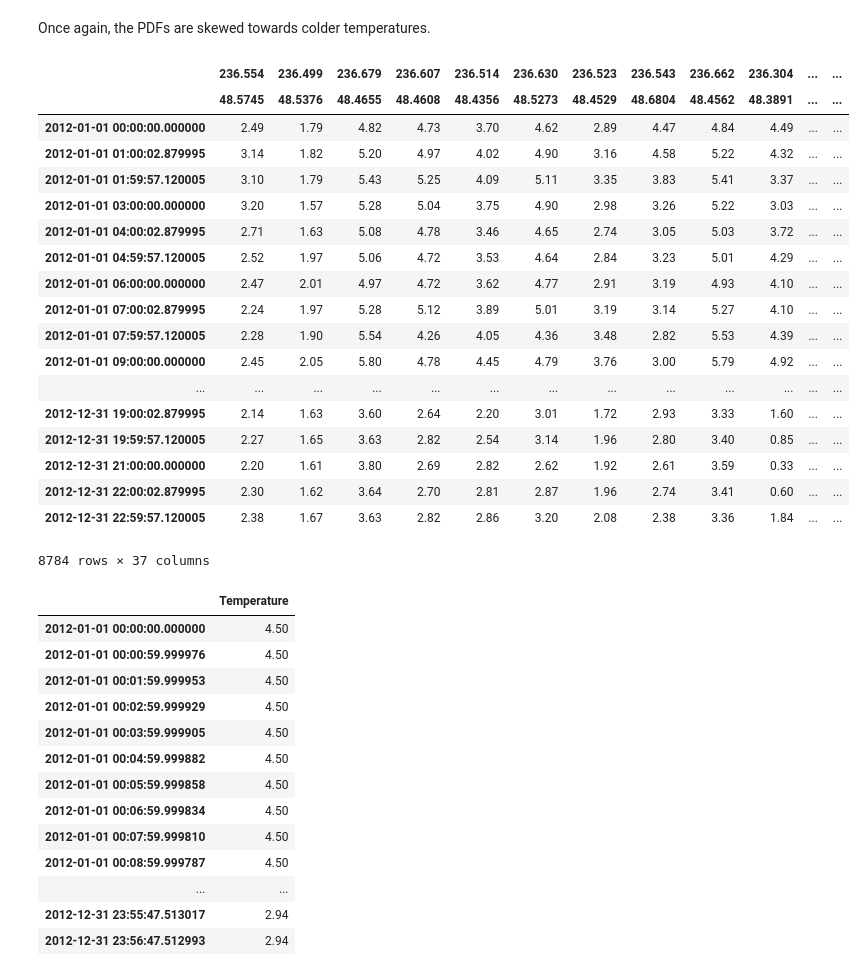
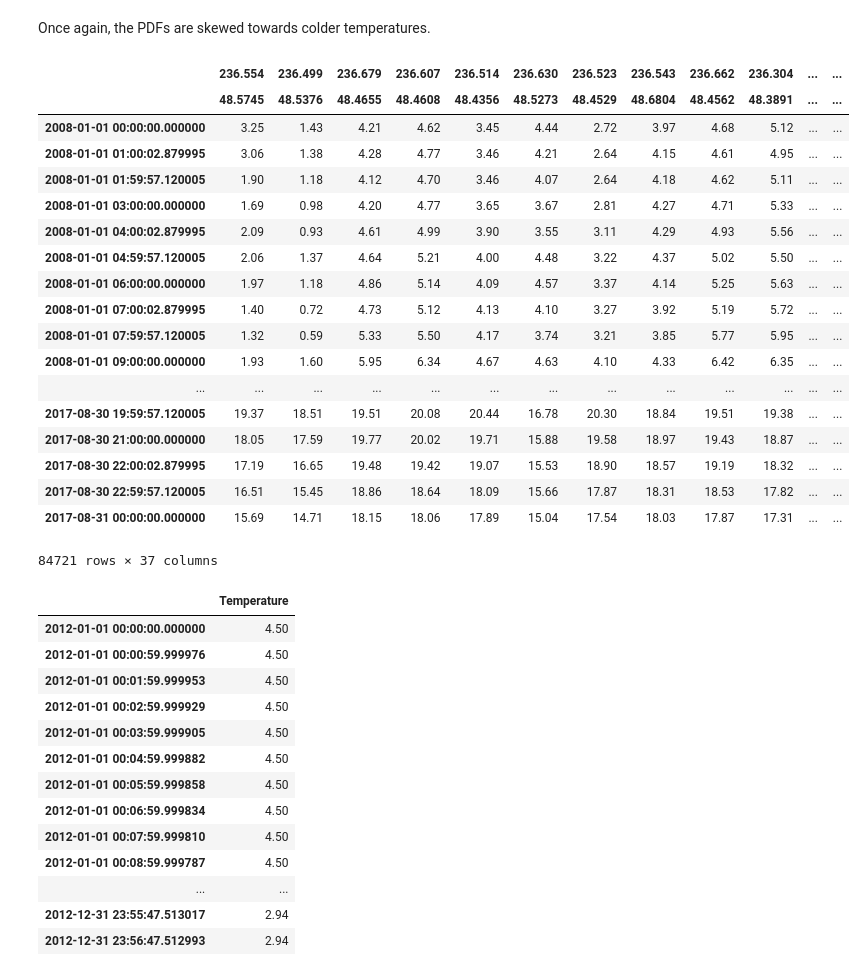
Before and after one commit to lukepolson/School, a Jupyter notebook: Phys 411/Assignment 1/Question 4-Copy1.ipynb, the cells around one changed output. Cells and saved outputs as stored; diff of their text form; code cells hidden in the pictures.

```diff
--- a/Phys 411/Assignment 1/Question 4-Copy1.ipynb
+++ b/Phys 411/Assignment 1/Question 4-Copy1.ipynb
@@ -361,28 +372,28 @@ plt.show()
 [figure]
 # %% [markdown]
 Once again, the PDFs are skewed towards colder temperatures.
-# %%
-df_trunc
-# %% [output]
-|  | 236.554 | 236.499 | 236.679 | 236.607 | 236.514 | 236.630 | 236.523 | 236.543 | 236.662 | 236.304 | ... | ... |
-|  | 48.5745 | 48.5376 | 48.4655 | 48.4608 | 48.4356 | 48.5273 | 48.4529 | 48.6804 | 48.4562 | 48.3891 | ... | ... |
-| 2012-01-01 00:00:00.000000 | 2.49 | 1.79 | 4.82 | 4.73 | 3.70 | 4.62 | 2.89 | 4.47 | 4.84 | 4.49 | ... | ... |
-| 2012-01-01 01:00:02.879995 | 3.14 | 1.82 | 5.20 | 4.97 | 4.02 | 4.90 | 3.16 | 4.58 | 5.22 | 4.32 | ... | ... |
-| 2012-01-01 01:59:57.120005 | 3.10 | 1.79 | 5.43 | 5.25 | 4.09 | 5.11 | 3.35 | 3.83 | 5.41 | 3.37 | ... | ... |
-| 2012-01-01 03:00:00.000000 | 3.20 | 1.57 | 5.28 | 5.04 | 3.75 | 4.90 | 2.98 | 3.26 | 5.22 | 3.03 | ... | ... |
-| 2012-01-01 04:00:02.879995 | 2.71 | 1.63 | 5.08 | 4.78 | 3.46 | 4.65 | 2.74 | 3.05 | 5.03 | 3.72 | ... | ... |
-| 2012-01-01 04:59:57.120005 | 2.52 | 1.97 | 5.06 | 4.72 | 3.53 | 4.64 | 2.84 | 3.23 | 5.01 | 4.29 | ... | ... |
-| 2012-01-01 06:00:00.000000 | 2.47 | 2.01 | 4.97 | 4.72 | 3.62 | 4.77 | 2.91 | 3.19 | 4.93 | 4.10 | ... | ... |
-| 2012-01-01 07:00:02.879995 | 2.24 | 1.97 | 5.28 | 5.12 | 3.89 | 5.01 | 3.19 | 3.14 | 5.27 | 4.10 | ... | ... |
-| 2012-01-01 07:59:57.120005 | 2.28 | 1.90 | 5.54 | 4.26 | 4.05 | 4.36 | 3.48 | 2.82 | 5.53 | 4.39 | ... | ... |
-| 2012-01-01 09:00:00.000000 | 2.45 | 2.05 | 5.80 | 4.78 | 4.45 | 4.79 | 3.76 | 3.00 | 5.79 | 4.92 | ... | ... |
-| ... | ... | ... | ... | ... | ... | ... | ... | ... | ... | ... | ... | ... |
-| 2012-12-31 19:00:02.879995 | 2.14 | 1.63 | 3.60 | 2.64 | 2.20 | 3.01 | 1.72 | 2.93 | 3.33 | 1.60 | ... | ... |
-| 2012-12-31 19:59:57.120005 | 2.27 | 1.65 | 3.63 | 2.82 | 2.54 | 3.14 | 1.96 | 2.80 | 3.40 | 0.85 | ... | ... |
-| 2012-12-31 21:00:00.000000 | 2.20 | 1.61 | 3.80 | 2.69 | 2.82 | 2.62 | 1.92 | 2.61 | 3.59 | 0.33 | ... | ... |
-| 2012-12-31 22:00:02.879995 | 2.30 | 1.62 | 3.64 | 2.70 | 2.81 | 2.87 | 1.96 | 2.74 | 3.41 | 0.60 | ... | ... |
-| 2012-12-31 22:59:57.120005 | 2.38 | 1.67 | 3.63 | 2.82 | 2.86 | 3.20 | 2.08 | 2.38 | 3.36 | 1.84 | ... | ... |
-8784 rows × 37 columns
+# %%
+df
+# %% [output]
+|  | 236.554 | 236.499 | 236.679 | 236.607 | 236.514 | 236.630 | 236.523 | 236.543 | 236.662 | 236.304 | ... | ... |
+|  | 48.5745 | 48.5376 | 48.4655 | 48.4608 | 48.4356 | 48.5273 | 48.4529 | 48.6804 | 48.4562 | 48.3891 | ... | ... |
+| 2008-01-01 00:00:00.000000 | 3.25 | 1.43 | 4.21 | 4.62 | 3.45 | 4.44 | 2.72 | 3.97 | 4.68 | 5.12 | ... | ... |
+| 2008-01-01 01:00:02.879995 | 3.06 | 1.38 | 4.28 | 4.77 | 3.46 | 4.21 | 2.64 | 4.15 | 4.61 | 4.95 | ... | ... |
+| 2008-01-01 01:59:57.120005 | 1.90 | 1.18 | 4.12 | 4.70 | 3.46 | 4.07 | 2.64 | 4.18 | 4.62 | 5.11 | ... | ... |
+| 2008-01-01 03:00:00.000000 | 1.69 | 0.98 | 4.20 | 4.77 | 3.65 | 3.67 | 2.81 | 4.27 | 4.71 | 5.33 | ... | ... |
+| 2008-01-01 04:00:02.879995 | 2.09 | 0.93 | 4.61 | 4.99 | 3.90 | 3.55 | 3.11 | 4.29 | 4.93 | 5.56 | ... | ... |
+| 2008-01-01 04:59:57.120005 | 2.06 | 1.37 | 4.64 | 5.21 | 4.00 | 4.48 | 3.22 | 4.37 | 5.02 | 5.50 | ... | ... |
+| 2008-01-01 06:00:00.000000 | 1.97 | 1.18 | 4.86 | 5.14 | 4.09 | 4.57 | 3.37 | 4.14 | 5.25 | 5.63 | ... | ... |
+| 2008-01-01 07:00:02.879995 | 1.40 | 0.72 | 4.73 | 5.12 | 4.13 | 4.10 | 3.27 | 3.92 | 5.19 | 5.72 | ... | ... |
+| 2008-01-01 07:59:57.120005 | 1.32 | 0.59 | 5.33 | 5.50 | 4.17 | 3.74 | 3.21 | 3.85 | 5.77 | 5.95 | ... | ... |
+| 2008-01-01 09:00:00.000000 | 1.93 | 1.60 | 5.95 | 6.34 | 4.67 | 4.63 | 4.10 | 4.33 | 6.42 | 6.35 | ... | ... |
+| ... | ... | ... | ... | ... | ... | ... | ... | ... | ... | ... | ... | ... |
+| 2017-08-30 19:59:57.120005 | 19.37 | 18.51 | 19.51 | 20.08 | 20.44 | 16.78 | 20.30 | 18.84 | 19.51 | 19.38 | ... | ... |
+| 2017-08-30 21:00:00.000000 | 18.05 | 17.59 | 19.77 | 20.02 | 19.71 | 15.88 | 19.58 | 18.97 | 19.43 | 18.87 | ... | ... |
+| 2017-08-30 22:00:02.879995 | 17.19 | 16.65 | 19.48 | 19.42 | 19.07 | 15.53 | 18.90 | 18.57 | 19.19 | 18.32 | ... | ... |
+| 2017-08-30 22:59:57.120005 | 16.51 | 15.45 | 18.86 | 18.64 | 18.09 | 15.66 | 17.87 | 18.31 | 18.53 | 17.82 | ... | ... |
+| 2017-08-31 00:00:00.000000 | 15.69 | 14.71 | 18.15 | 18.06 | 17.89 | 15.04 | 17.54 | 18.03 | 17.87 | 17.31 | ... | ... |
+84721 rows × 37 columns
 # %%
 df2_trunc
 # %% [output]
```
Also changed, not shown: parts of 1 cell of this notebook.
